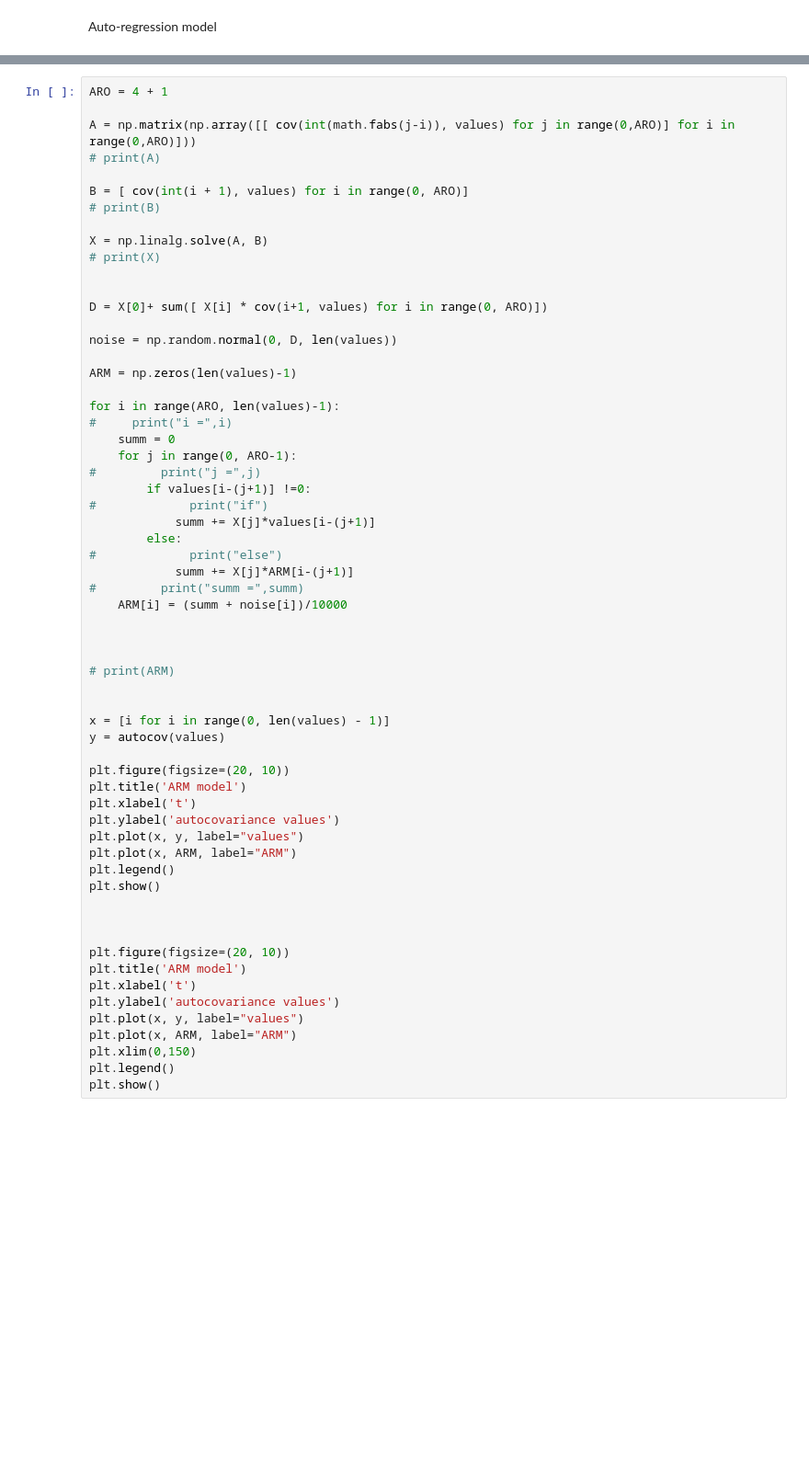
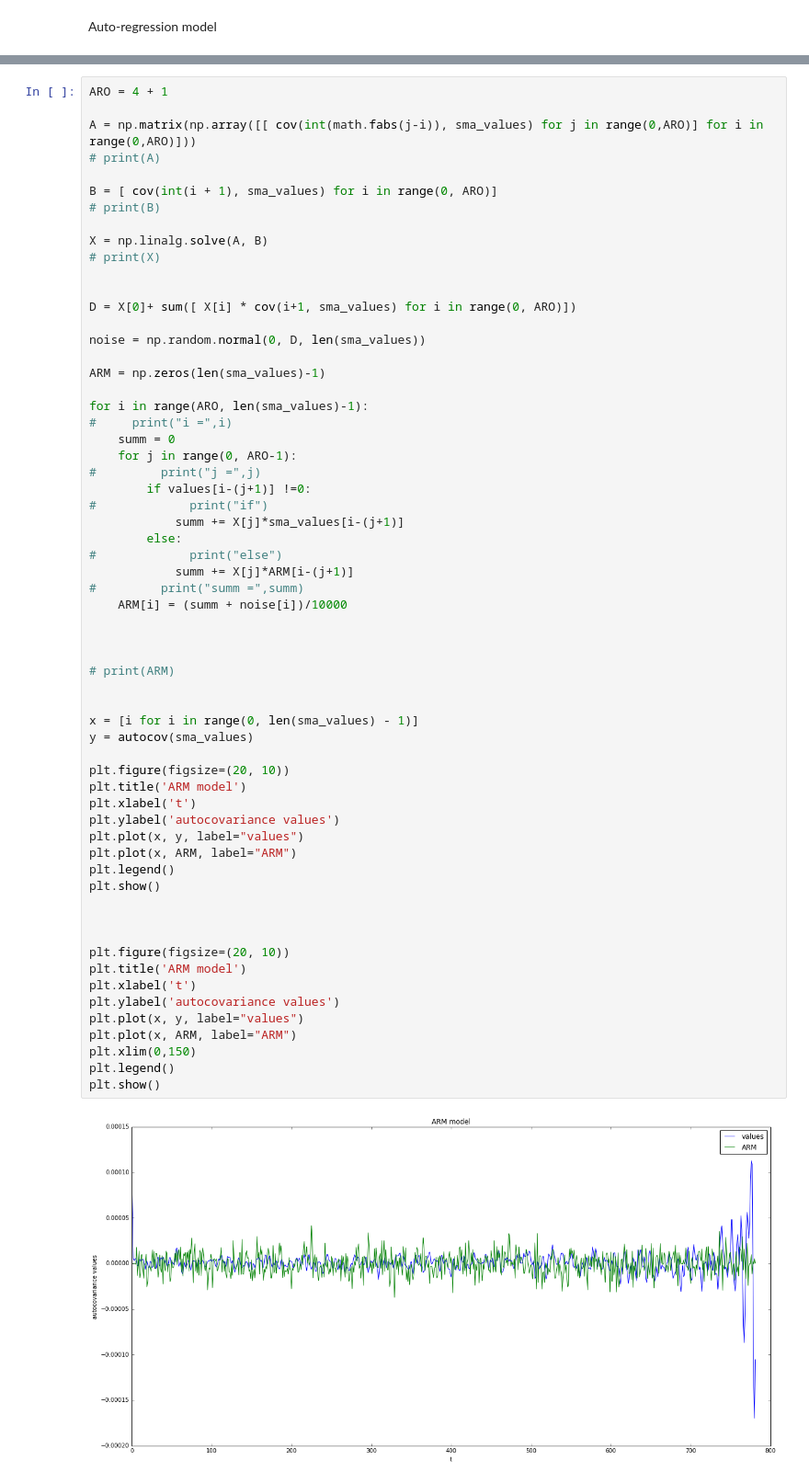
Before and after one commit to vipmax/PM, a Jupyter notebook: Task 3.ipynb, the cells around one changed output, grey strips where cells are left out. Shown at 92% size. Saved outputs shown, nothing was run; the diff lists cells and outputs as text; blank space fills up the shorter version.

```diff
--- a/Task 3.ipynb
+++ b/Task 3.ipynb
@@ -465,61 +465,63 @@ plt.show()
 # %%
 ARO = 4 + 1
 
-A = np.matrix(np.array([[ cov(int(math.fabs(j-i)), values) for j in range(0,ARO)] for i in range(0,ARO)]))
+A = np.matrix(np.array([[ cov(int(math.fabs(j-i)), sma_values) for j in range(0,ARO)] for i in range(0,ARO)]))
 # print(A)
 
-B = [ cov(int(i + 1), values) for i in range(0, ARO)]
+B = [ cov(int(i + 1), sma_values) for i in range(0, ARO)]
 # print(B)
 
 X = np.linalg.solve(A, B)
 # print(X)
 
 
-D = X[0]+ sum([ X[i] * cov(i+1, values) for i in range(0, ARO)])
+D = X[0]+ sum([ X[i] * cov(i+1, sma_values) for i in range(0, ARO)])
 
-noise = np.random.normal(0, D, len(values))
+noise = np.random.normal(0, D, len(sma_values))
 
-ARM = np.zeros(len(values)-1)
+ARM = np.zeros(len(sma_values)-1)
 
-for i in range(ARO, len(values)-1):
+for i in range(ARO, len(sma_values)-1):
 #     print("i =",i)
     summ = 0
     for j in range(0, ARO-1):
 #         print("j =",j)
         if values[i-(j+1)] !=0:
 #             print("if")
-            summ += X[j]*values[i-(j+1)]
+            summ += X[j]*sma_values[i-(j+1)]
         else:
 #             print("else")
             summ += X[j]*ARM[i-(j+1)]
 #         print("summ =",summ)
     ARM[i] = (summ + noise[i])/10000
 
 
 
 # print(ARM)
 
 
-x = [i for i in range(0, len(values) - 1)]
-y = autocov(values)
+x = [i for i in range(0, len(sma_values) - 1)]
+y = autocov(sma_values)
 
 plt.figure(figsize=(20, 10))
 plt.title('ARM model')
 plt.xlabel('t')
 plt.ylabel('autocovariance values')
 plt.plot(x, y, label="values")
 plt.plot(x, ARM, label="ARM")
 plt.legend()
 plt.show()
 
 
 
 plt.figure(figsize=(20, 10))
 plt.title('ARM model')
 plt.xlabel('t')
 plt.ylabel('autocovariance values')
 plt.plot(x, y, label="values")
 plt.plot(x, ARM, label="ARM")
 plt.xlim(0,150)
 plt.legend()
 plt.show()
+# %% [output]
+[figure, added]
```
Also changed, not shown: parts of 7 cells of this notebook.
